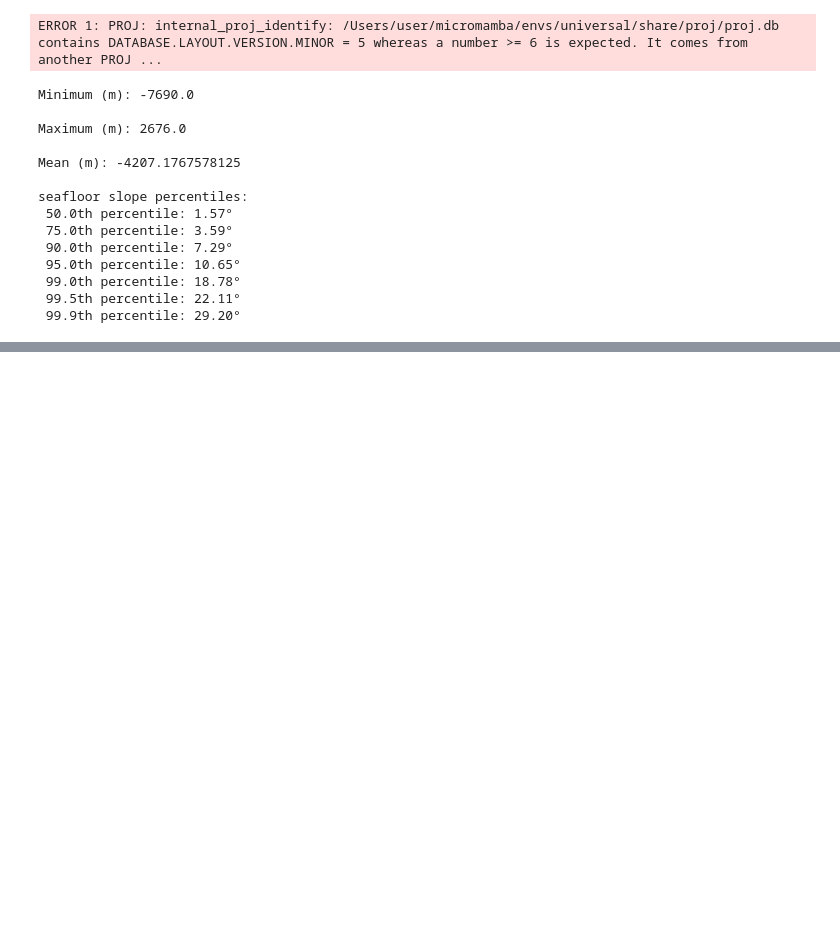
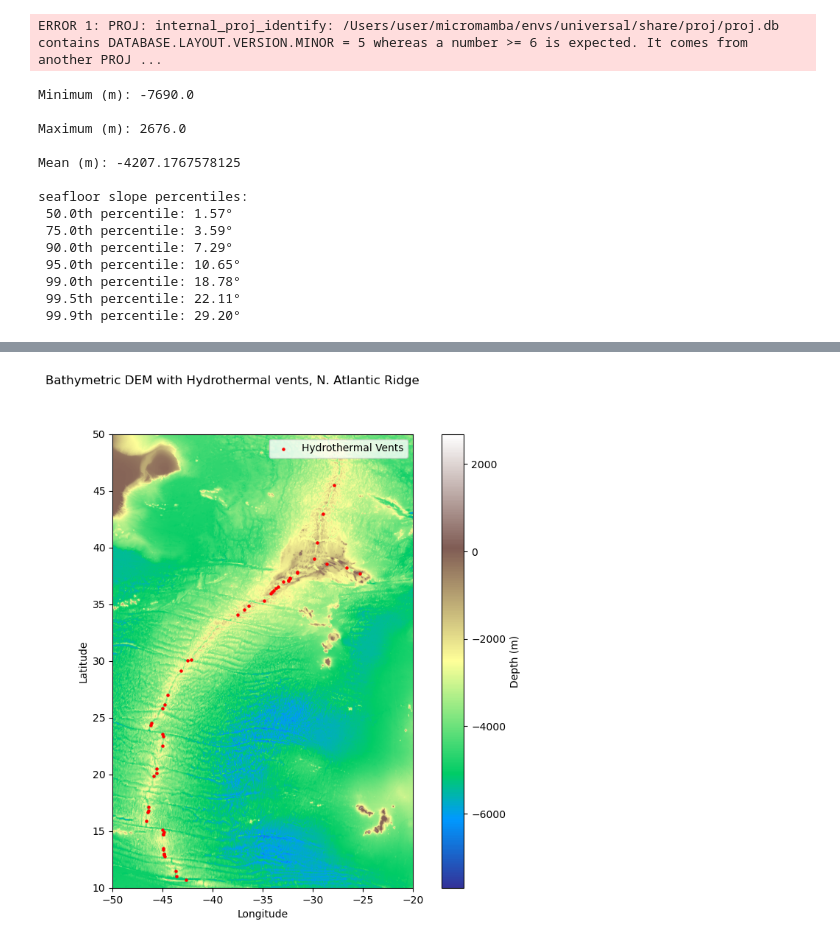
Before and after one commit to leraos/mid_atlantic_ridge_bathymetry_analysis, a Jupyter notebook: bathymetry_gradient_analysis.ipynb, the cells around one changed output, grey strips where cells are left out. Cells and saved outputs as stored; diff of their text form; code cells hidden in the pictures; blank space fills up the shorter version.

Commit message:
added bathymetric transition zone calculation and plotting as well as transition zone rate and plotted DEM and vents SHP together

```diff
--- a/bathymetry_gradient_analysis.ipynb
+++ b/bathymetry_gradient_analysis.ipynb
@@ -459,0 +810,31 @@ plt.show()
+# %%
+### visualization of DEM and SHP together
+
+### load DEM raster
+with rasterio.open(dem_file) as src:
+    dem = src.read(1)
+    transform = src.transform
+    dem_bounds = src.bounds
+
+### plot DEM as is
+fig = plt.figure(figsize=(10, 8))
+plt.imshow(dem, cmap='terrain', extent=[transform[2], transform[2] + dem.shape[1] * transform[0], transform[5] + dem.shape[0] * transform[4], transform[5]])
+plt.colorbar(label='Depth (m)')
+fig.suptitle('Bathymetric DEM with Hydrothermal vents, N. Atlantic Ridge', ha='center')
+plt.xlabel('Longitude')
+plt.ylabel('Latitude')
+
+### load hydrothermal vents data
+vents_data = gpd.read_file(vents_file, encoding='latin1')
+
+### filter hydrothermal vents data based on DEM extent
+bbox = box(dem_bounds.left, dem_bounds.bottom, dem_bounds.right, dem_bounds.top)
+vents_data_filtered = vents_data[vents_data.geometry.within(bbox)]
+
+### plot filtered hydrothermal vents on top of DEM
+vents_plot = vents_data_filtered.plot(ax=plt.gca(), color='red', markersize=5, label='Hydrothermal Vents')
+
+plt.legend()
+plt.show()
+# %% [output]
+[figure, added]
```
Also changed, not shown: parts of 12 cells of this notebook.
